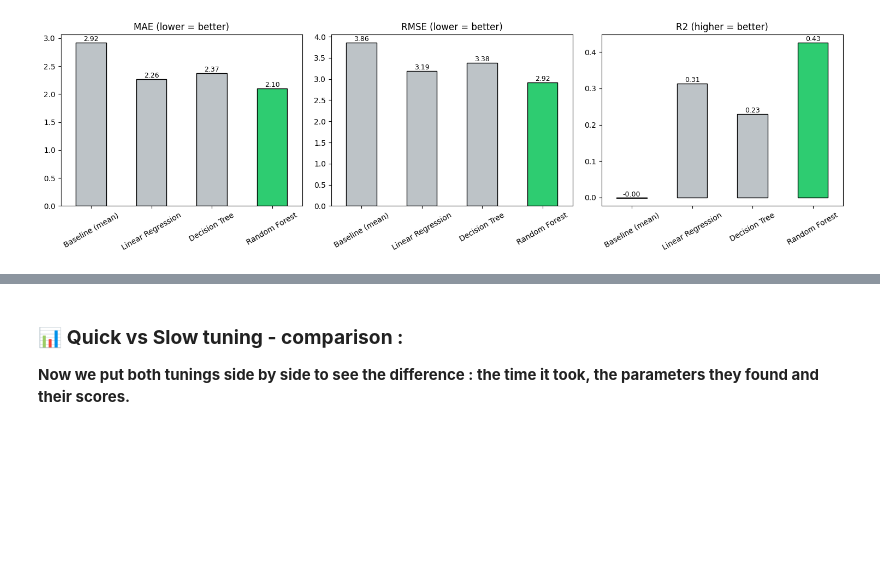
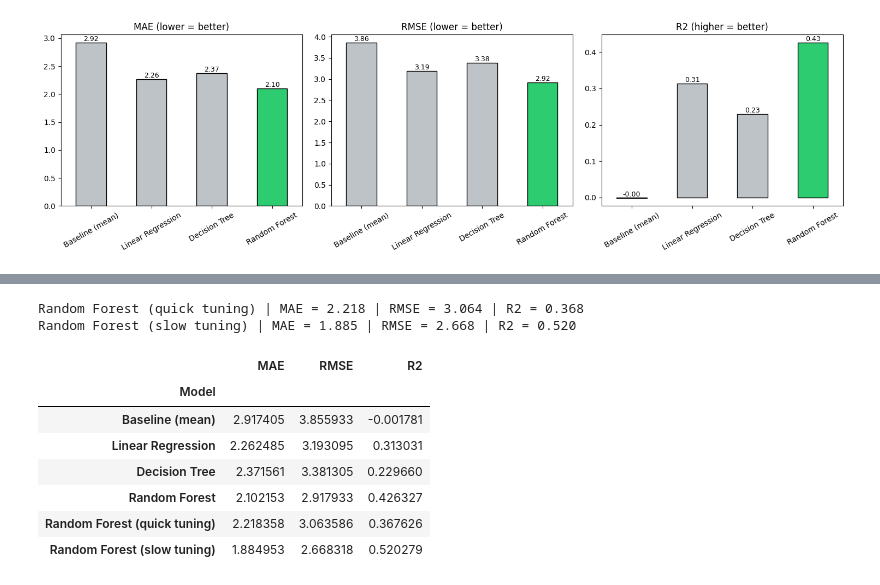
Before and after one commit to comeChaslerie/Tardis, a Jupyter notebook: tardis_model.ipynb, the cells around one changed output, grey strips where cells are left out. Saved outputs shown, nothing was run; the diff lists cells and outputs as text; code cells hidden in the pictures; blank space fills up the shorter version.

```diff
--- a/tardis_model.ipynb
+++ b/tardis_model.ipynb
@@ -315,7 +357,7 @@ def evaluate(name, model, X_training, y_training, X_test, y_test):
     model.fit(X_training, y_training)
     # 2) predict on the test data
     y_pred = model.predict(X_test)
-    # 3) use the three metrics
+    # 3) compute the three metrics
     mae = mean_absolute_error(y_test, y_pred)
     rmse = np.sqrt(mean_squared_error(y_test, y_pred))
     r2 = r2_score(y_test, y_pred)
@@ -323,8 +365,6 @@ def evaluate(name, model, X_training, y_training, X_test, y_test):
     results.append({"Model": name, "MAE": mae, "RMSE": rmse, "R2": r2})
     # 5) print a recap line
     print(f"{name:s} | MAE = {mae:.3f} | RMSE = {rmse:.3f} | R2 = {r2:.3f}")
-    # return the model and the predictions to use them later
-    return
 # %% [markdown]
 ## 🥱 **Step 7 : Baseline (predict the mean) :**
 
@@ -618,13 +690,49 @@ slow_duration = time.time() - t0
 # %%
-best_model = grid.best_estimator_   # retrained with the best params
+# We hardcode the two best pipelines so we don't have to re-run the tuning each time.
 
-_, y_pred_quick = evaluate("Random Forest (quick tune)", quick_model, X_training, y_training, X_test, y_test)
-_, y_pred_tuned = evaluate("Random Forest (tuned)",      best_model,  X_training, y_training, X_test, y_test)
+# pipeline with the best hyperparameters found by the quick tuning
+quick_model = Pipeline(steps=[
+    ("prep", preprocessor),
+    ("model", RandomForestRegressor(
+        n_estimators=200,
+        max_depth=15,
+        max_features="sqrt",
+        min_samples_leaf=1,
+        min_samples_split=2,
+        n_jobs=-1,
+        random_state=42,
+    )),
+])
 
-# rebuild the comparison table so we can see both rows
+# pipeline with the best hyperparameters found by the slow tuning
+best_model = Pipeline(steps=[
+    ("prep", preprocessor),
+    ("model", RandomForestRegressor(
+        n_estimators=600,
+        max_depth=30,
+        max_features=0.5,
+        min_samples_leaf=1,
+        min_samples_split=5,
+        n_jobs=-1,
+        random_state=42,
+    )),
+])
+
+# train + score both pipelines
+evaluate("Random Forest (quick tuning)", quick_model, X_training, y_training, X_test, y_test)
+evaluate("Random Forest (slow tuning)",  best_model,  X_training, y_training, X_test, y_test)
+
+# rebuild and display the comparison table including the two new rows
 results_df = pd.DataFrame(results).set_index("Model")
 results_df
+# %% [output]
+Random Forest (quick tuning) | MAE = 2.218 | RMSE = 3.064 | R2 = 0.368
+Random Forest (slow tuning) | MAE = 1.885 | RMSE = 2.668 | R2 = 0.520
+|  | MAE | RMSE | R2 |
+| Model |  |  |  |
+| Baseline (mean) | 2.917405 | 3.855933 | -0.001781 |
+| Linear Regression | 2.262485 | 3.193095 | 0.313031 |
+| Decision Tree | 2.371561 | 3.381305 | 0.229660 |
+| Random Forest | 2.102153 | 2.917933 | 0.426327 |
+| Random Forest (quick tuning) | 2.218358 | 3.063586 | 0.367626 |
+| Random Forest (slow tuning) | 1.884953 | 2.668318 | 0.520279 |
-# %% [markdown]
-### 📊 **Quick vs Slow tuning - comparison :**
-
-**Now we put both tunings side by side to see the difference : the time it took, the parameters they found and their scores.**
```
Also changed, not shown: parts of 39 cells of this notebook, 2 other files.
